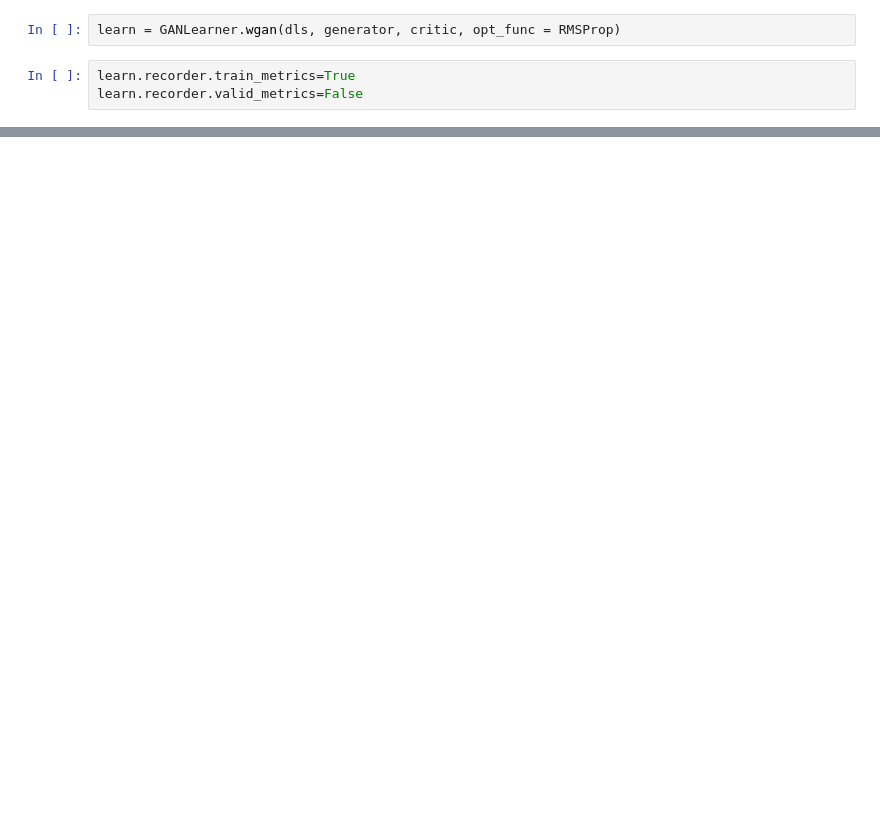
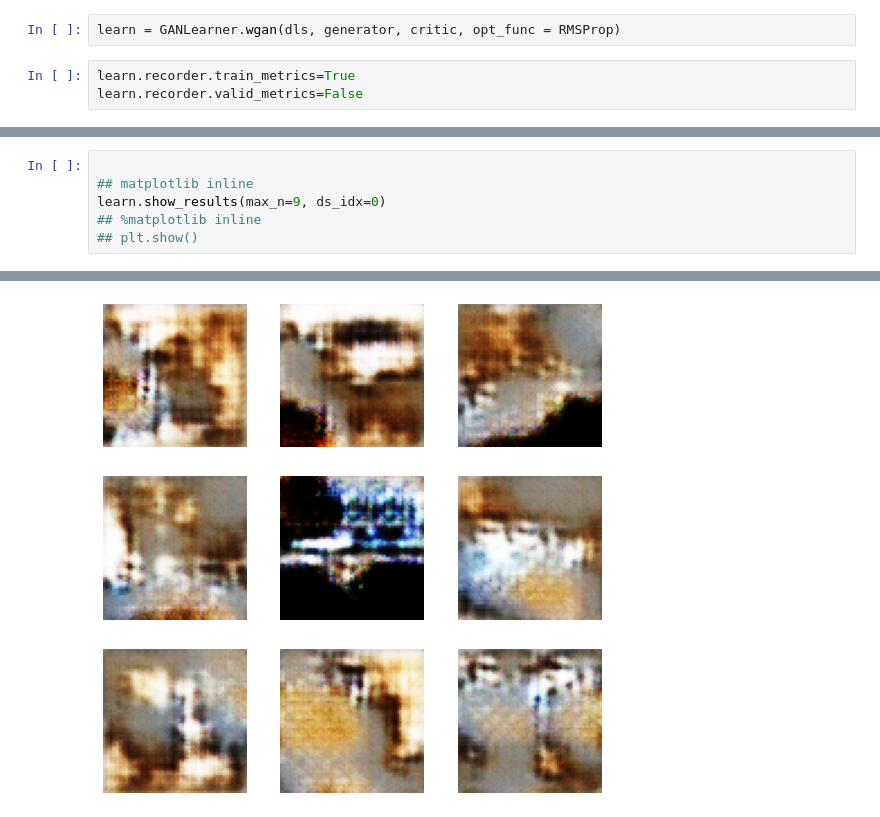
Before and after one commit to rcalix1/TransferLearning, a Jupyter notebook: fastai/GANs/GAN_fastai_example1.ipynb, the cells around one changed output, grey strips where cells are left out. Saved outputs shown, nothing was run; the diff lists cells and outputs as text; blank space fills up the shorter version.

```diff
--- a/fastai/GANs/GAN_fastai_example1.ipynb
+++ b/fastai/GANs/GAN_fastai_example1.ipynb
@@ -80,0 +86,7 @@ KeyboardInterrupt:
+# %%
+
+## matplotlib inline
+learn.show_results(max_n=9, ds_idx=0)
+## %matplotlib inline
+## plt.show()
+# %% [output]
@@ -80,0 +94 @@ KeyboardInterrupt:
+[figure, added]
```
Also changed, not shown: parts of 12 cells of this notebook.
